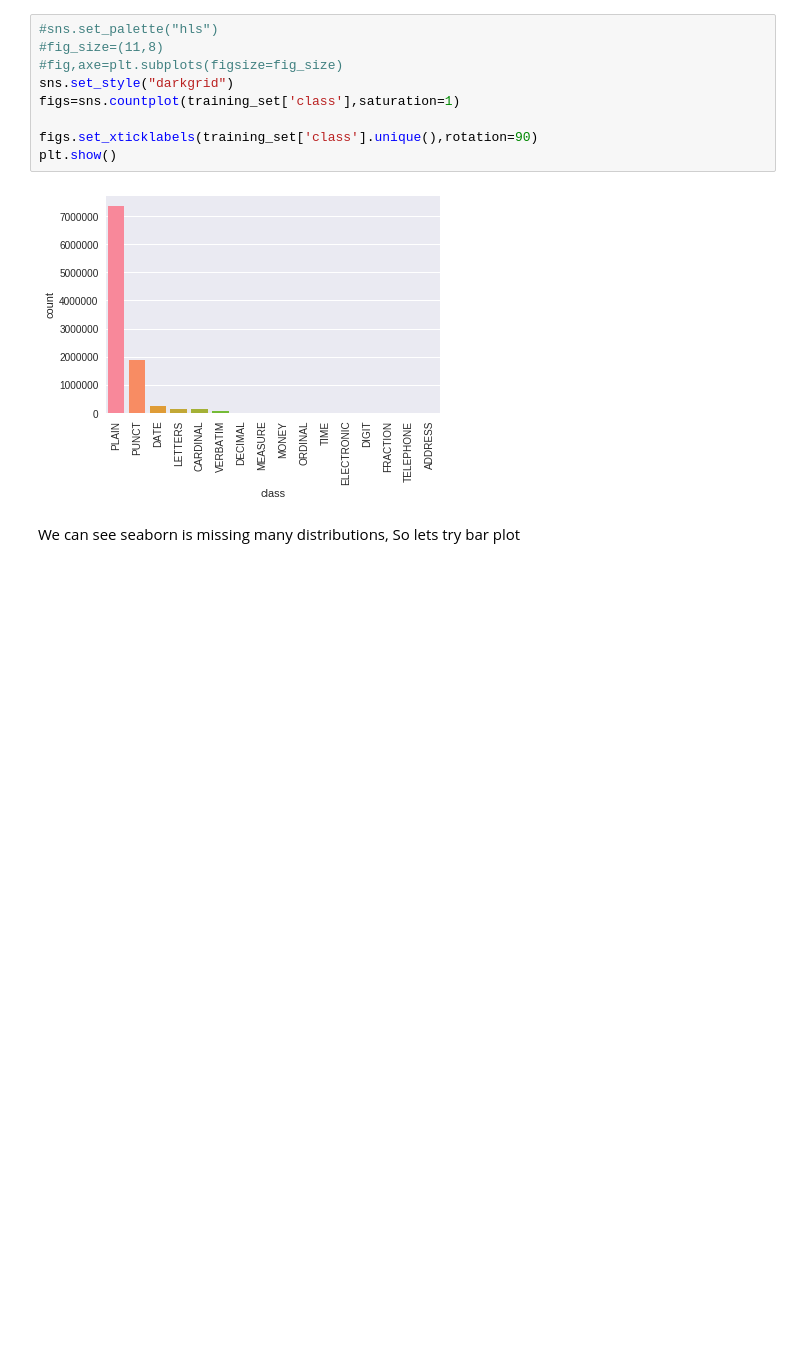
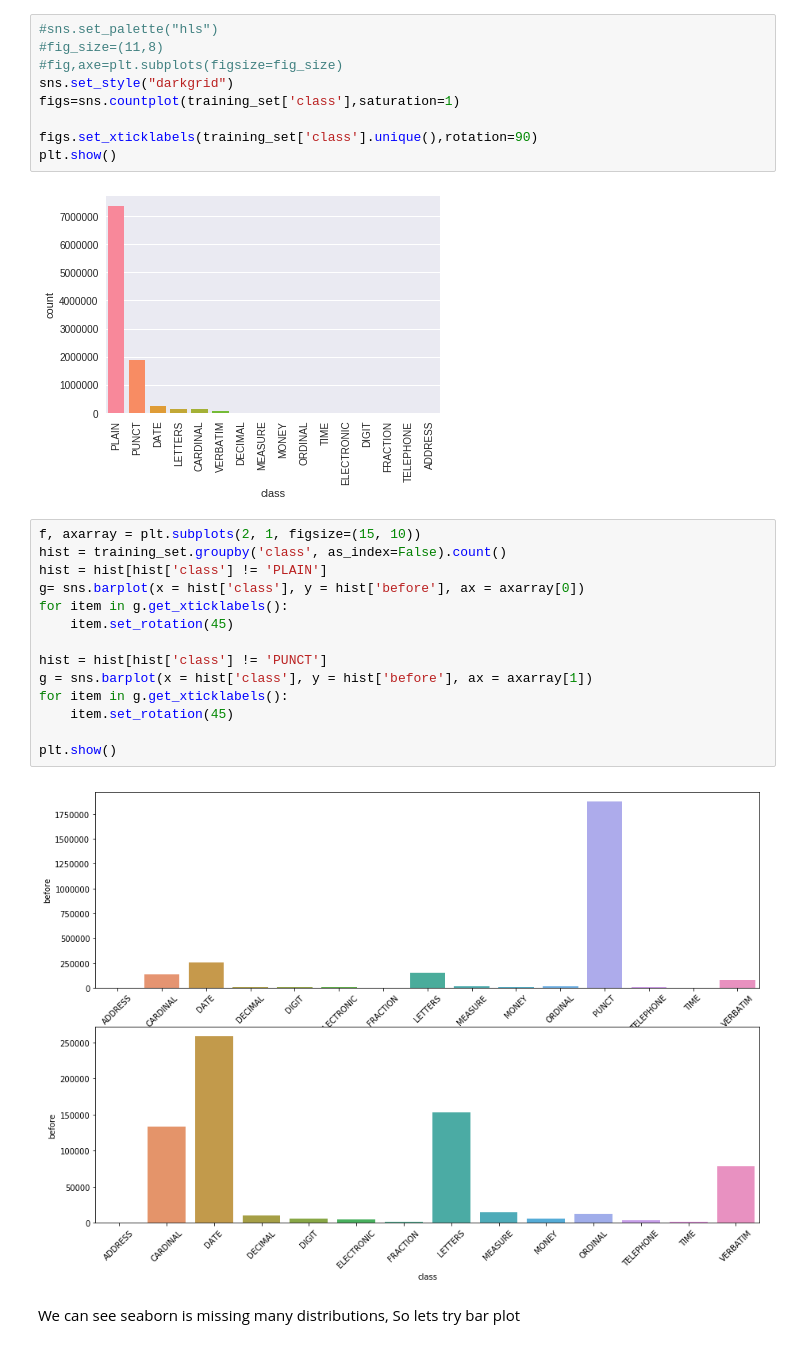
Before and after one commit to SibtainRazaJamali/Text-Normalization, a Jupyter notebook: Project.ipynb, the cells around one changed output. Saved outputs shown, nothing was run; the diff lists cells and outputs as text; blank space fills up the shorter version.

```diff
--- a/Project.ipynb
+++ b/Project.ipynb
@@ -205,6 +129,22 @@ figs.set_xticklabels(training_set['class'].unique(),rotation=90)
 plt.show()
 # %% [output]
 [figure]
+# %%
+f, axarray = plt.subplots(2, 1, figsize=(15, 10))
+hist = training_set.groupby('class', as_index=False).count()
+hist = hist[hist['class'] != 'PLAIN']
+g= sns.barplot(x = hist['class'], y = hist['before'], ax = axarray[0])
+for item in g.get_xticklabels():
+    item.set_rotation(45)
+
+hist = hist[hist['class'] != 'PUNCT']
+g = sns.barplot(x = hist['class'], y = hist['before'], ax = axarray[1])
+for item in g.get_xticklabels():
+    item.set_rotation(45)
+
+plt.show()
+# %% [output]
+[figure, added]
 # %% [markdown]
 We can see seaborn is missing many distributions, So lets try bar plot
 # %%
```
Also changed, not shown: parts of 89 cells of this notebook, 8 other files.
